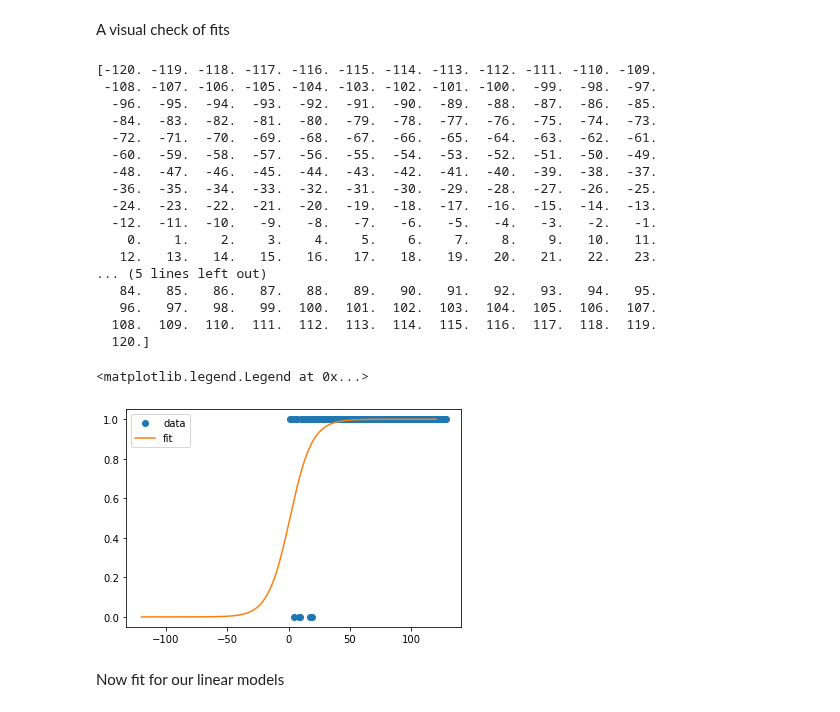
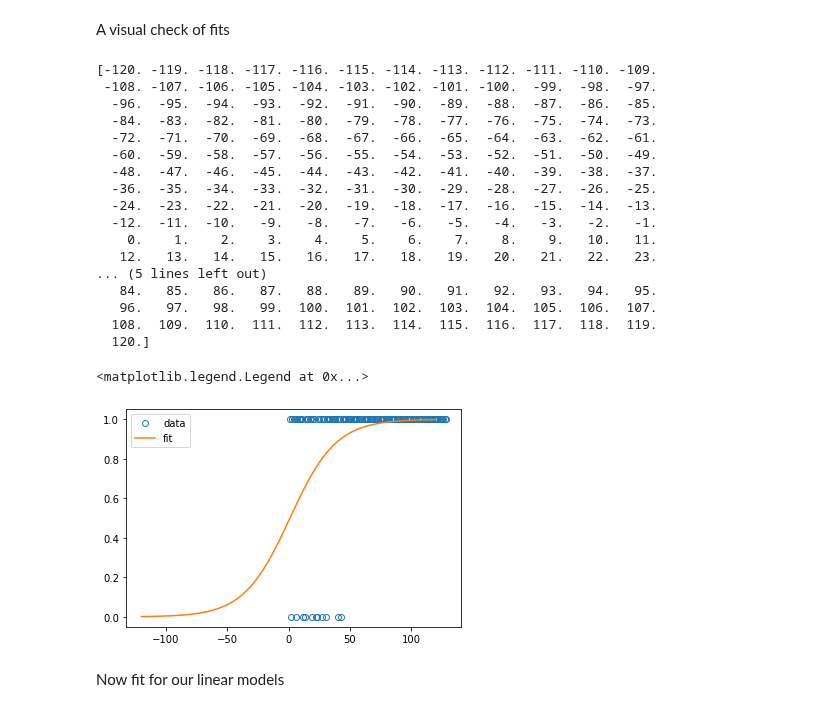
Before and after one commit to JirkoRu/analysis_scripts, a Jupyter notebook: part_level_analysis/fit_functions_trials.ipynb, the cells around one changed output. Drawn from its saved outputs; the diff is of its cells as text; code cells hidden in the pictures.

```diff
--- a/part_level_analysis/fit_functions_trials.ipynb
+++ b/part_level_analysis/fit_functions_trials.ipynb
@@ -143,7 +143,7 @@ plt.hist(all_popt[:,1],20)
 p0 = [1, 1] # this is an mandatory initial guess
 bound = ([1, -np.inf], [np.inf, np.inf])
 
-all_popt2 = part_fit(sigmoid, acc_second_prop_reshaped, 2, p0, bound)
+all_popt = part_fit(sigmoid, acc_second_prop_reshaped, 2, p0, bound)
 df = pd.DataFrame(all_popt2, columns = ['x0','k'])
 # df.to_csv("params/sigmoid.csv")
 print(all_popt2.shape)
@@ -165,35 +165,35 @@ plt.hist(all_popt2[:,1],20)
 # %% [markdown]
 A visual check of fits
 # %%
-y_data = acc_first_prop_reshaped[17,:]
+y_data = acc_first_prop_reshaped[9,:]
 x_data = np.linspace(1, acc_first_prop_reshaped.shape[1], acc_first_prop_reshaped.shape[1])
 
 x = np.linspace(-120, 120, 241)
 print(x)
-y = sigmoid(x, *all_popt[17,:])
-plt.plot(x_data, y_data, label='data', linestyle='', marker = 'o')
+y = sigmoid(x, *all_popt[9,:])
+plt.plot(x_data, y_data, label='data', linestyle='', marker = 'o', mfc = 'none')
 plt.plot(x,y, label='fit')
 plt.legend()
 # %% [output]
 [-120. -119. -118. -117. -116. -115. -114. -113. -112. -111. -110. -109.
  -108. -107. -106. -105. -104. -103. -102. -101. -100.  -99.  -98.  -97.
   -96.  -95.  -94.  -93.  -92.  -91.  -90.  -89.  -88.  -87.  -86.  -85.
   -84.  -83.  -82.  -81.  -80.  -79.  -78.  -77.  -76.  -75.  -74.  -73.
   -72.  -71.  -70.  -69.  -68.  -67.  -66.  -65.  -64.  -63.  -62.  -61.
   -60.  -59.  -58.  -57.  -56.  -55.  -54.  -53.  -52.  -51.  -50.  -49.
   -48.  -47.  -46.  -45.  -44.  -43.  -42.  -41.  -40.  -39.  -38.  -37.
   -36.  -35.  -34.  -33.  -32.  -31.  -30.  -29.  -28.  -27.  -26.  -25.
   -24.  -23.  -22.  -21.  -20.  -19.  -18.  -17.  -16.  -15.  -14.  -13.
   -12.  -11.  -10.   -9.   -8.   -7.   -6.   -5.   -4.   -3.   -2.   -1.
     0.    1.    2.    3.    4.    5.    6.    7.    8.    9.   10.   11.
    12.   13.   14.   15.   16.   17.   18.   19.   20.   21.   22.   23.
 ... (5 lines left out)
    84.   85.   86.   87.   88.   89.   90.   91.   92.   93.   94.   95.
    96.   97.   98.   99.  100.  101.  102.  103.  104.  105.  106.  107.
   108.  109.  110.  111.  112.  113.  114.  115.  116.  117.  118.  119.
   120.]
 <matplotlib.legend.Legend at 0x...>
-[figure, old version]
+[figure, new version]
 # %% [markdown]
 Now fit for our linear models
 # %%
```
Also changed, not shown: parts of 1 cell of this notebook, 3 other files.
